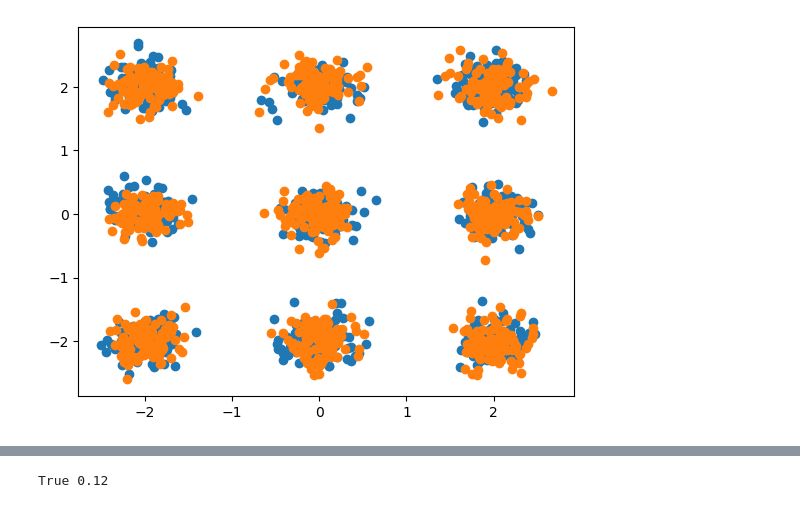
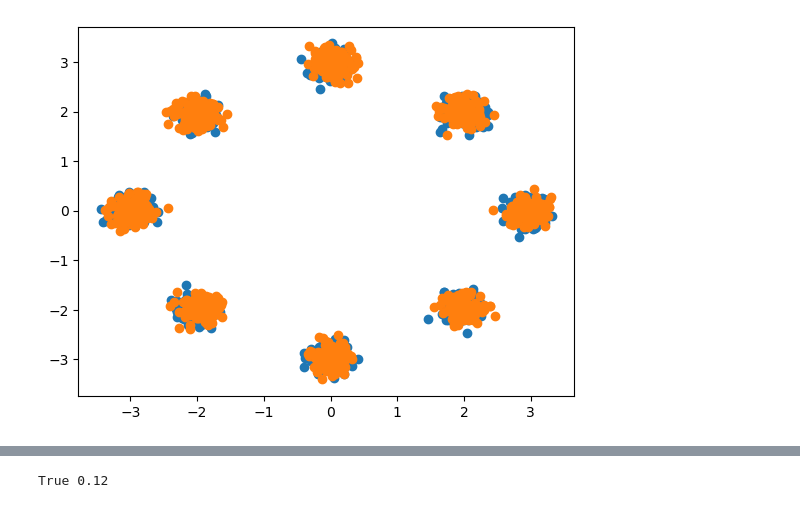
Before and after one commit to mmacosha/d2e-stochastic-dynamics, a Jupyter notebook: ebm.ipynb, the cells around one changed output, grey strips where cells are left out. Cells and saved outputs as stored; diff of their text form; code cells hidden in the pictures.

```diff
--- a/ebm.ipynb
+++ b/ebm.ipynb
@@ -46,8 +48,8 @@ def rotate_mean(mean, angle=torch.pi / 4):
     return (R @ mean.T).T
 
 
-def scatter(tensor, alpha=1.0):
-    plt.scatter(tensor[:, 0], tensor[:, 1], alpha=alpha)
+def scatter(tensor, alpha=1.0, label=None):
+    plt.scatter(tensor[:, 0], tensor[:, 1], alpha=alpha, label=label)
 
 
 def plot_trajectory(trajectory, labels: list[str] | None = None,
@@ -186,23 +201,29 @@ def add_uniform_circular_noise(size, max_radius, device='cpu'):
 # %%
-grid = torch.arange(3) - 1
+# grid = torch.arange(3) - 1
+# means = torch.cat([
+#     grid.view(-1, 1).repeat(1, 3).view(3, 3, 1),
+#     grid.view(1, -1).repeat(3, 1).view(3, 3, 1)],
+# dim=-1).reshape(9, 2) * 2.0
 
-means = torch.cat([
-    grid.view(-1, 1).repeat(1, 3).view(3, 3, 1),
-    grid.view(1, -1).repeat(3, 1).view(3, 3, 1)],
-dim=-1).reshape(9, 2) * 2.0
-sigmas = torch.ones_like(means) * 0.2
+means2 = torch.tensor([[-2, 2], [2, 2],
+                       [-3, 0], [3, 0],
+                       [0, -3], [0, 3],
+                       [-2, -2], [2, -2]]
+                       ).float() * 0.99
 
-log_p_1 = GaussMix(means, sigmas)
-logp_enegy = lambda x: - log_p_1.log_prob(x)
+sigmas2 = torch.ones_like(means2) * 0.15
+
+log_p_1 = GaussMix(means2, sigmas2)
+true_energy_fn = lambda x: - log_p_1.log_prob(x)
 
 sampler = DatasetSampler(
-    p_0='mix_of_gaussians', p_0_args=[means, sigmas],
-    p_1='mix_of_gaussians', p_1_args=[means, sigmas],
+    p_0='mix_of_gaussians', p_0_args=[means2, sigmas2],
+    p_1='mix_of_gaussians', p_1_args=[means2, sigmas2],
 )
 
-x_0, x_1 = sampler.sample(900)
+x_0, x_1 = sampler.sample(128 * 9)
 
 scatter(x_0)
 scatter(x_1)
 # %% [output]
-[figure, old version]
+[figure, new version]
```
Also changed, not shown: parts of 17 cells of this notebook, 2 other files.
